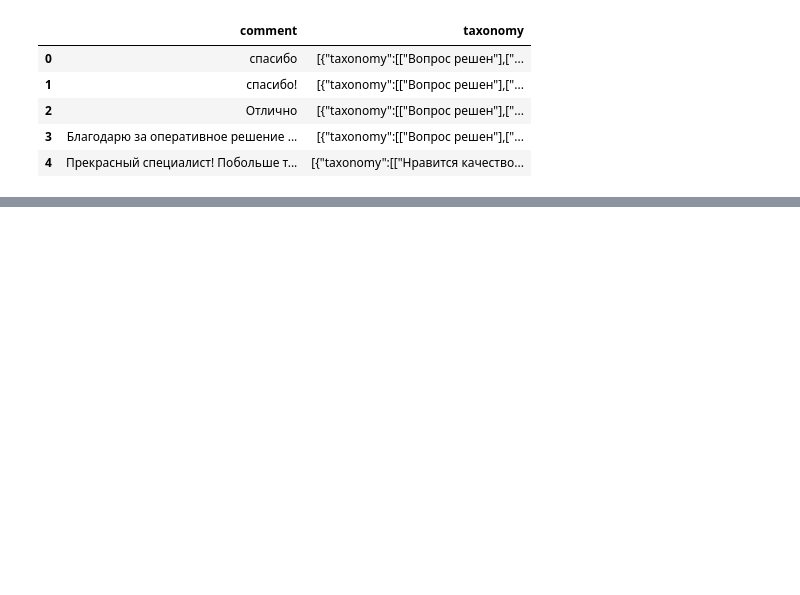
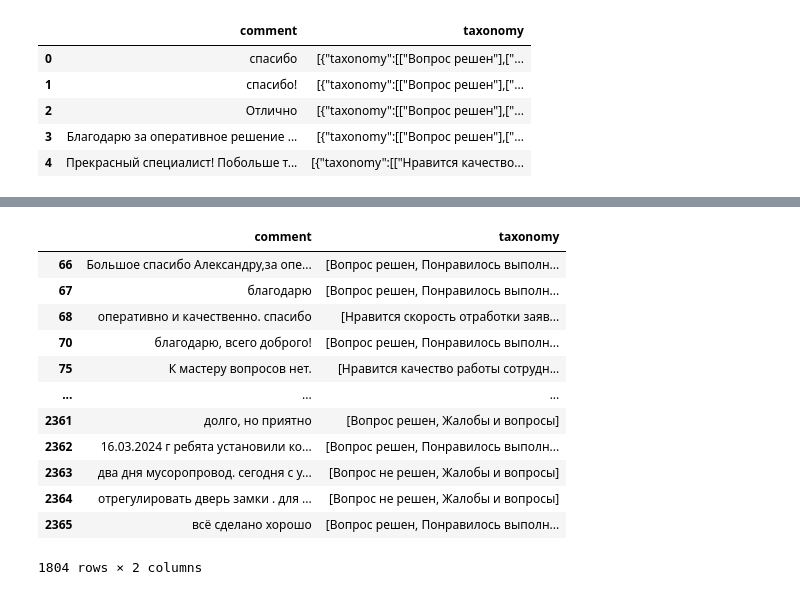
Before and after one commit to linkkdm/intens4, a Jupyter notebook: main.ipynb, the cells around one changed output, grey strips where cells are left out. Cells and saved outputs as stored; diff of their text form; code cells hidden in the pictures; blank space fills up the shorter version.

```diff
--- a/main.ipynb
+++ b/main.ipynb
@@ -73,0 +88,16 @@ df.to_csv('clean.csv', index=False)
+# %%
+df.drop_duplicates(subset='comment', keep='last')
+# %% [output]
+|  | comment | taxonomy |
+| 66 | Большое спасибо Александру,за опе... | [Вопрос решен, Понравилось выполн... |
+| 67 | благодарю | [Вопрос решен, Понравилось выполн... |
+| 68 | оперативно и качественно. спасибо | [Нравится скорость отработки заяв... |
+| 70 | благодарю, всего доброго! | [Вопрос решен, Понравилось выполн... |
+| 75 | К мастеру вопросов нет. | [Нравится качество работы сотрудн... |
+| ... | ... | ... |
+| 2361 | долго, но приятно | [Вопрос решен, Жалобы и вопросы] |
+| 2362 | 16.03.2024 г ребята установили ко... | [Вопрос решен, Понравилось выполн... |
+| 2363 | два дня мусоропровод. сегодня с у... | [Вопрос не решен, Жалобы и вопросы] |
+| 2364 | отрегулировать дверь замки . для ... | [Вопрос не решен, Жалобы и вопросы] |
+| 2365 | всё сделано хорошо | [Вопрос решен, Понравилось выполн... |
+1804 rows × 2 columns
```
Also changed, not shown: parts of 12 cells of this notebook, 2 other files.
